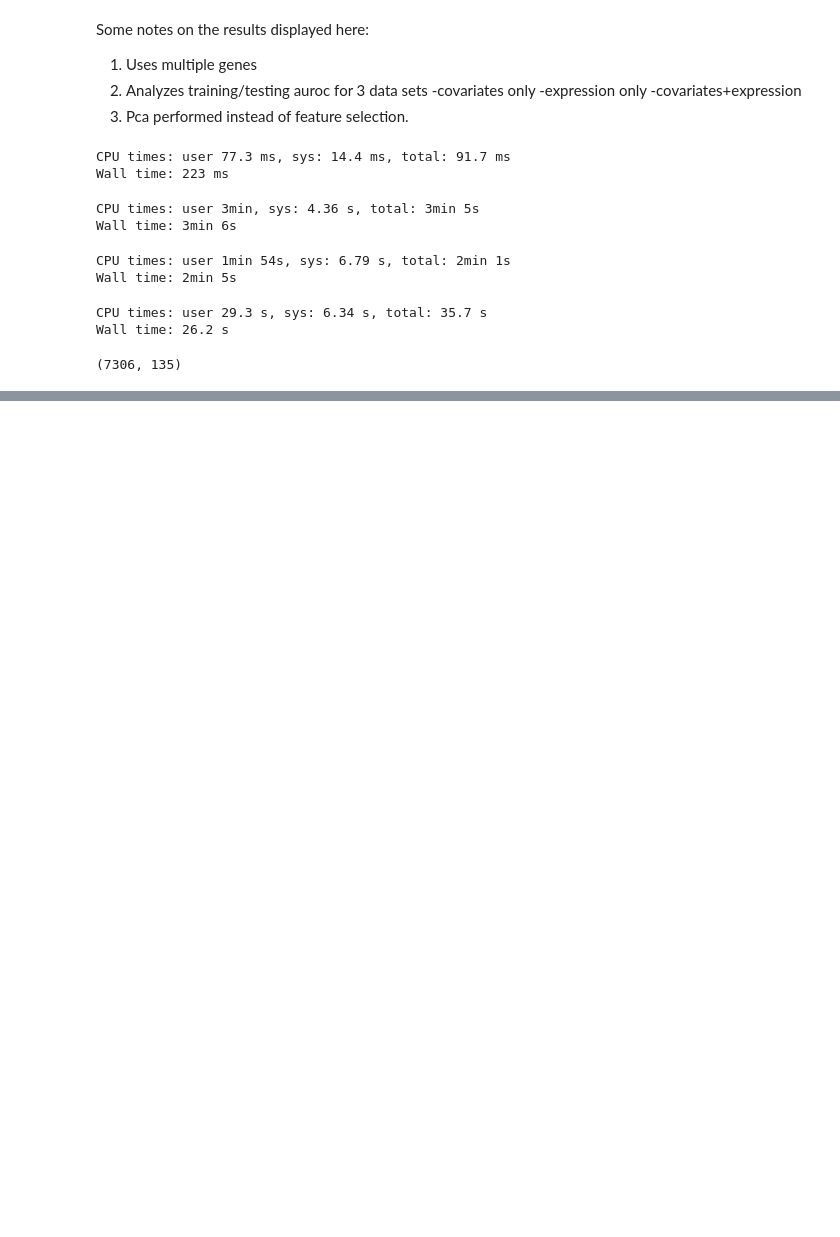
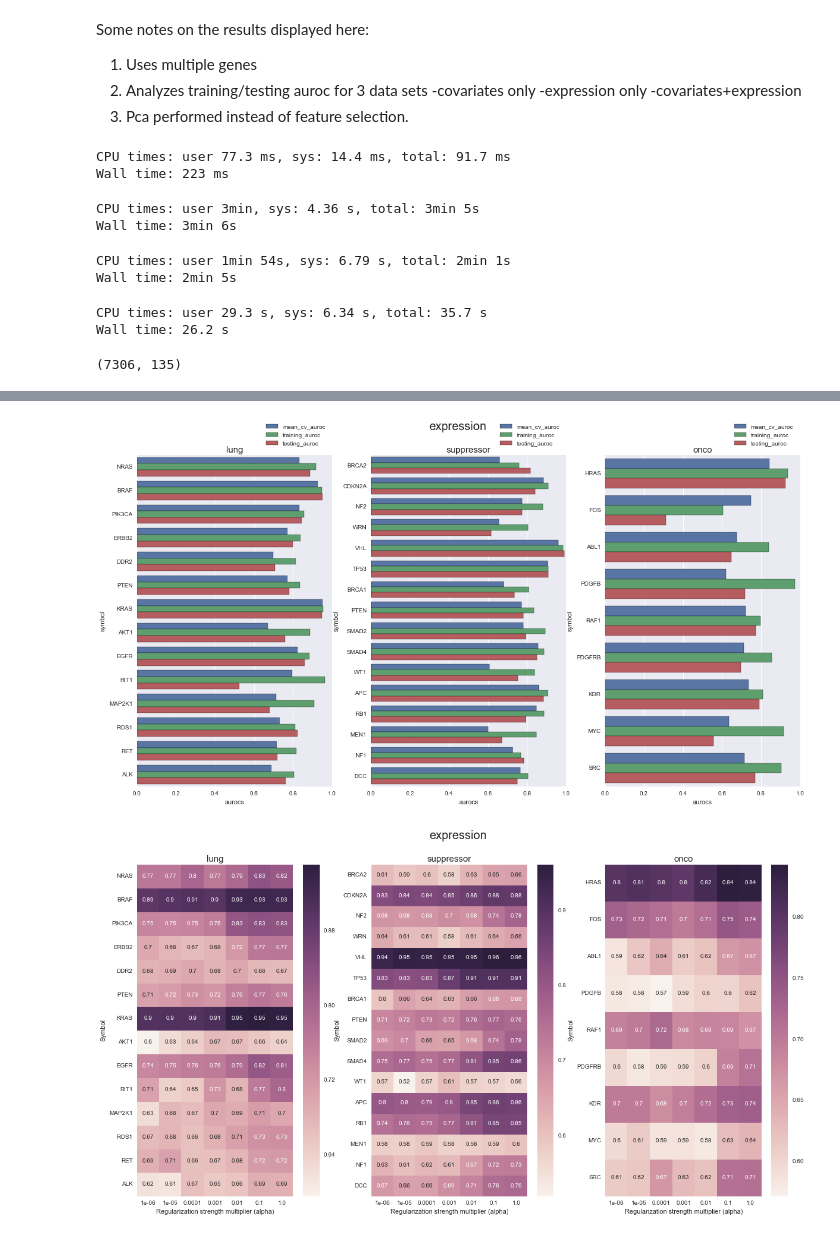
Before and after one commit to joshlevy89/machine-learning, a Jupyter notebook: explore/marginal-gain/marginal-gain-multiple-genes-pca.ipynb, the cells around one changed output, grey strips where cells are left out. Cells and saved outputs as stored; diff of their text form; code cells hidden in the pictures; blank space fills up the shorter version.

```diff
--- a/explore/marginal-gain/marginal-gain-multiple-genes-pca.ipynb
+++ b/explore/marginal-gain/marginal-gain-multiple-genes-pca.ipynb
@@ -250,9 +253,11 @@ all_best_estimator_aurocs_covariates, all_grid_aurocs_covariates = train_and_eva
 all_best_estimator_aurocs_expression, all_grid_aurocs_expression = train_and_evaluate(expression_pca, pipeline)
 # %%
 # Visualize expression data
-display(all_best_estimator_aurocs_expression)
-visualize_best_estimator_aurocs(all_best_estimator_aurocs_expression, 'auroc (expression)'); plt.show()
-visualize_grid_aurocs(all_grid_aurocs_expression); plt.show()
+visualize_categories(all_best_estimator_aurocs_expression, 'best_estimator', 'expression')
+visualize_categories(all_grid_aurocs_expression, 'grid', 'expression')
+# %% [output]
+[figure, added]
+[figure, added]
 # %%
 # Train with combined data
 all_best_estimator_aurocs_combined, all_grid_aurocs_combined = train_and_evaluate(combined, pipeline)
```
Also changed, not shown: parts of 6 cells of this notebook.
